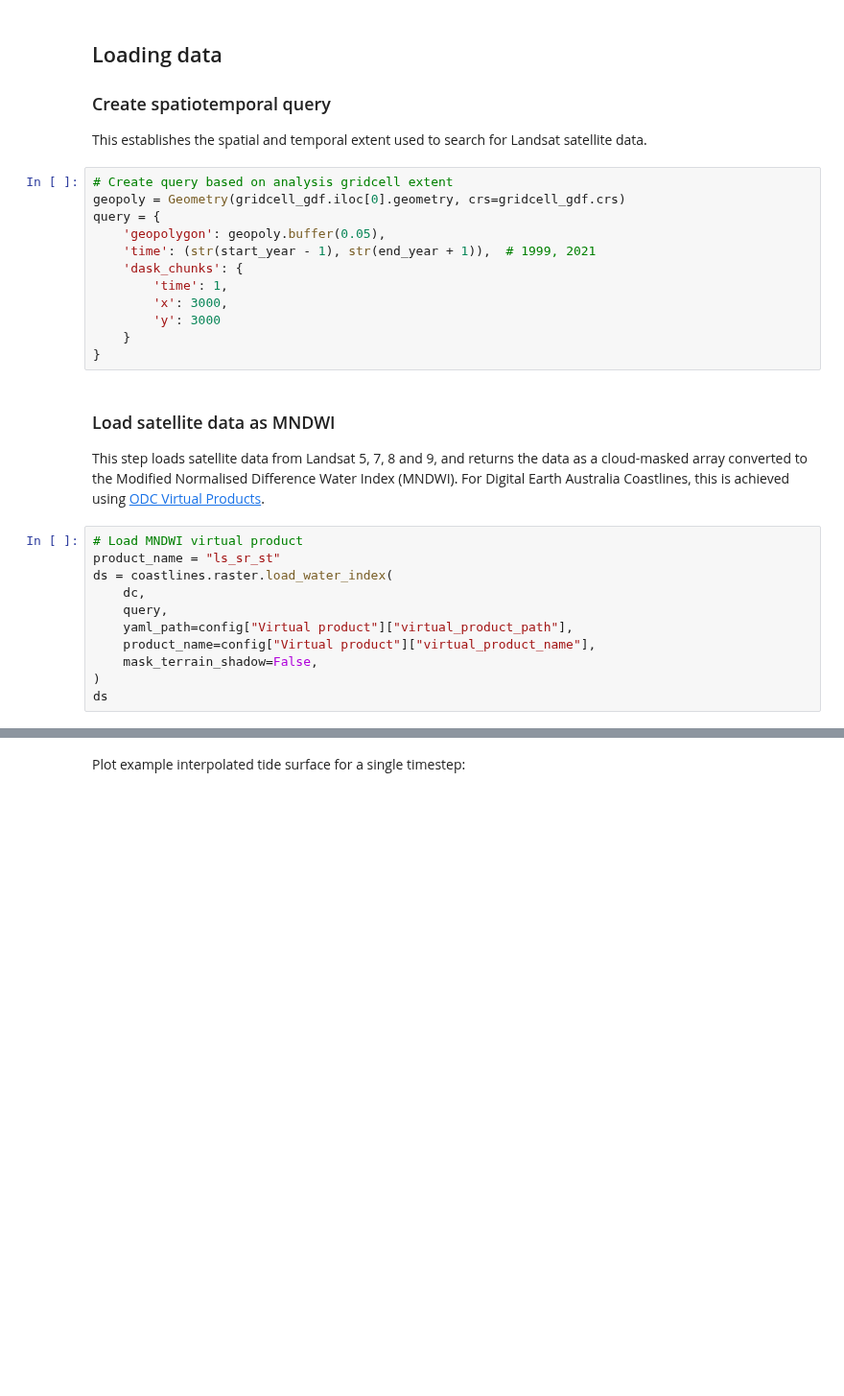
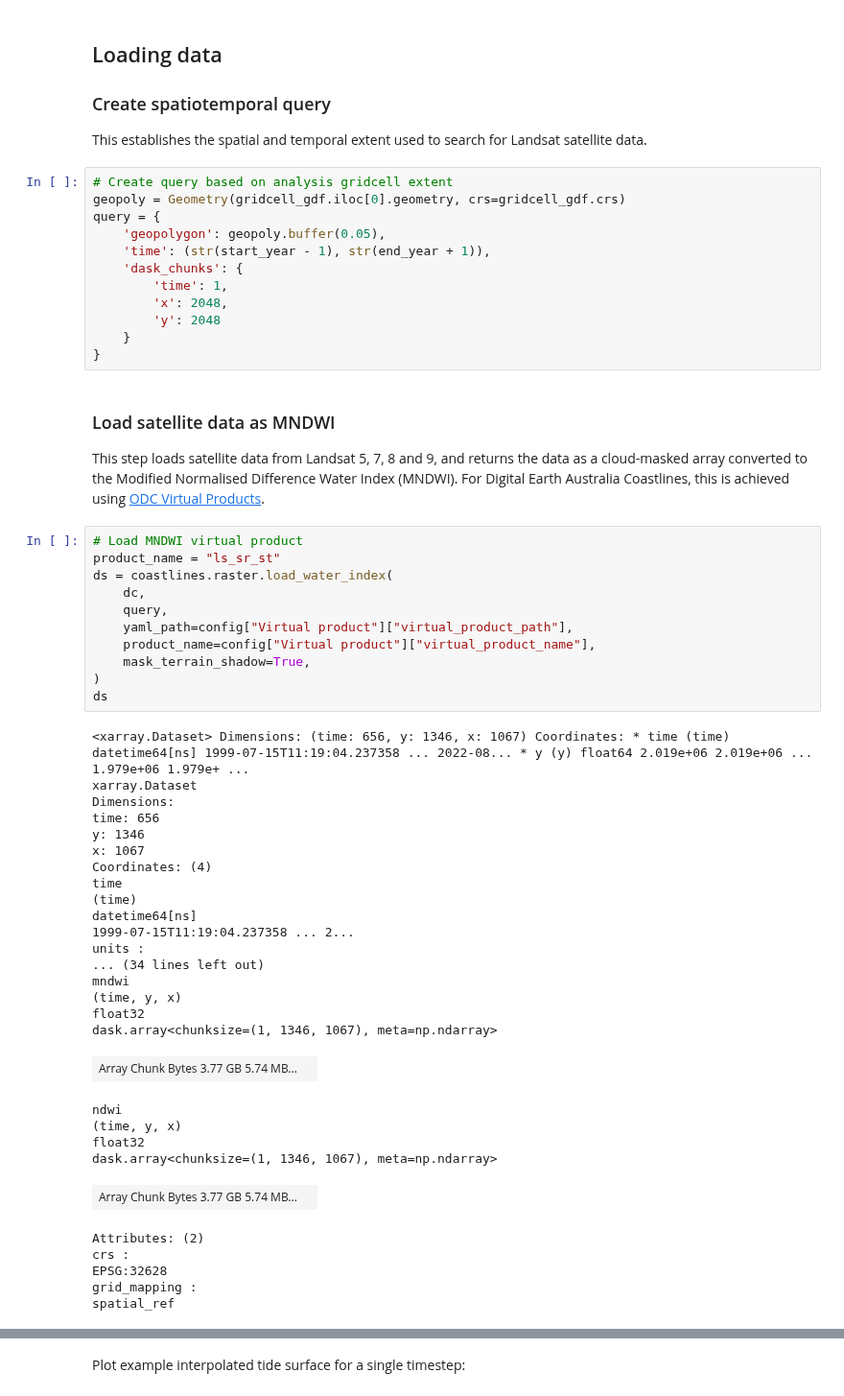
Before and after one commit to GeoscienceAustralia/dea-coastlines, a Jupyter notebook: notebooks/DEAfricaCoastlines_generation_raster.ipynb, the cells around one changed output, grey strips where cells are left out. Shown at 96% size. Cells and saved outputs as stored; diff of their text form; blank space fills up the shorter version.

```diff
--- a/notebooks/DEAfricaCoastlines_generation_raster.ipynb
+++ b/notebooks/DEAfricaCoastlines_generation_raster.ipynb
@@ -86,11 +93,11 @@ This establishes the spatial and temporal extent used to search for Landsat sate
 geopoly = Geometry(gridcell_gdf.iloc[0].geometry, crs=gridcell_gdf.crs)
 query = {
     'geopolygon': geopoly.buffer(0.05),
-    'time': (str(start_year - 1), str(end_year + 1)),  # 1999, 2021
+    'time': (str(start_year - 1), str(end_year + 1)),
     'dask_chunks': {
         'time': 1,
-        'x': 3000,
-        'y': 3000
+        'x': 2048,
+        'y': 2048
     }
 }
 # %% [markdown]
@@ -100,11 +107,40 @@ For Digital Earth Australia Coastlines, this is achieved using [ODC Virtual Prod
 # %%
 # Load MNDWI virtual product
 product_name = "ls_sr_st"
 ds = coastlines.raster.load_water_index(
     dc,
     query,
     yaml_path=config["Virtual product"]["virtual_product_path"],
     product_name=config["Virtual product"]["virtual_product_name"],
-    mask_terrain_shadow=False,
+    mask_terrain_shadow=True,
 )
 ds
+# %% [output]
+<xarray.Dataset> Dimensions: (time: 656, y: 1346, x: 1067) Coordinates: * time (time) datetime64[ns] 1999-07-15T11:19:04.237358 ... 2022-08... * y (y) float64 2.019e+06 2.019e+06 ... 1.979e+06 1.979e+ ...
+xarray.Dataset
+Dimensions:
+time: 656
+y: 1346
+x: 1067
+Coordinates: (4)
+time
+(time)
+datetime64[ns]
+1999-07-15T11:19:04.237358 ... 2...
+units :
+... (34 lines left out)
+mndwi
+(time, y, x)
+float32
+dask.array<chunksize=(1, 1346, 1067), meta=np.ndarray>
+| Array Chunk Bytes 3.77 GB 5.74 MB... |  |
+ndwi
+(time, y, x)
+float32
+dask.array<chunksize=(1, 1346, 1067), meta=np.ndarray>
+| Array Chunk Bytes 3.77 GB 5.74 MB... |  |
+Attributes: (2)
+crs :
+EPSG:32628
+grid_mapping :
+spatial_ref
```
Also changed, not shown: parts of 13 cells of this notebook, 6 other files.
